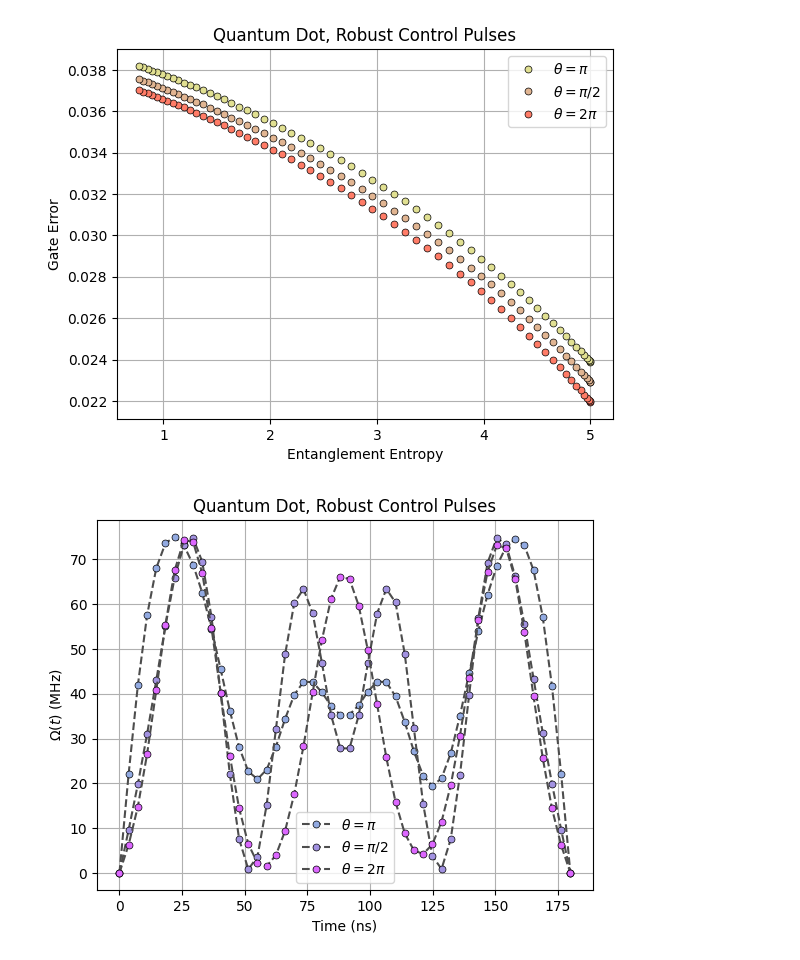
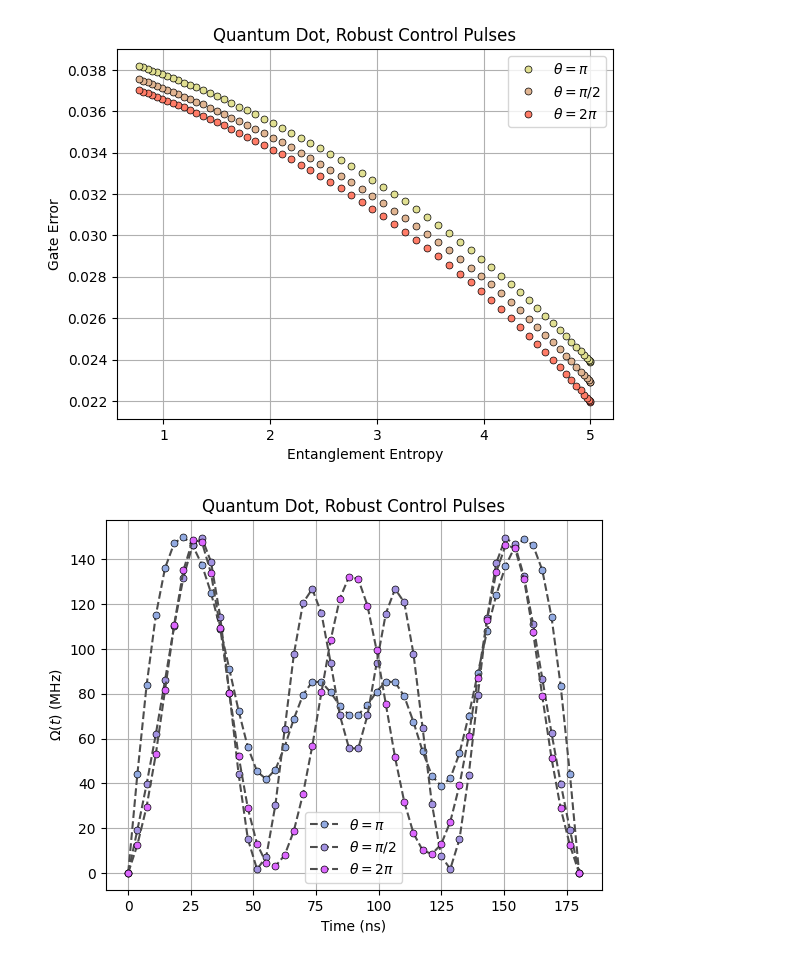
Before and after one commit to minidas/Entanglement-Induced-Resilience-of-Quantum-Dynamics, a Jupyter notebook: RCP.ipynb, the cells around one changed output. Saved outputs shown, nothing was run; the diff lists cells and outputs as text; code cells hidden in the pictures.

```diff
--- a/RCP.ipynb
+++ b/RCP.ipynb
@@ -125,20 +125,20 @@ plt.show()
 # %%
 #RCP plotting
 time = np.linspace(0,180 , 50)
 driving_strengths=[]
 for model in analog_model:
     driving_strengths.append([])
     for t in time:
-        driving_strengths[-1].append(model.Omega*model.time_dependent_Omega(t*1e-9)/2e6) #in MHz
+        driving_strengths[-1].append(model.Omega*model.time_dependent_Omega(t*1e-9)/1e6) #in MHz
 
 plt.plot(time,driving_strengths[0],color='0.3', marker='o', markersize=5, mfc="#92aae1", mec='k', linestyle='--', markeredgewidth=0.5,label=r'$\theta=\pi$')
 plt.plot(time,driving_strengths[1],color='0.3', marker='o', markersize=5, mfc="#a292e1", mec='k', linestyle='--', markeredgewidth=0.5,label=r'$\theta=\pi/2$')
 plt.plot(time,driving_strengths[2],color='0.3', marker='o', markersize=5, mfc="#dc67ff", mec='k', linestyle='--', markeredgewidth=0.5,label=r'$\theta=2\pi$')
 plt.xlabel('Time (ns)')
 plt.ylabel(r'$\Omega(t)$ (MHz)')
 plt.title('Quantum Dot, Robust Control Pulses')
 plt.legend(loc=0)
 plt.grid()
 plt.savefig('./Figures/RCP_driving_pulses.pdf',bbox_inches='tight',dpi=600)
 # %% [output]
-[figure, old version]
+[figure, new version]
```
Also changed, not shown: 2 other files.
